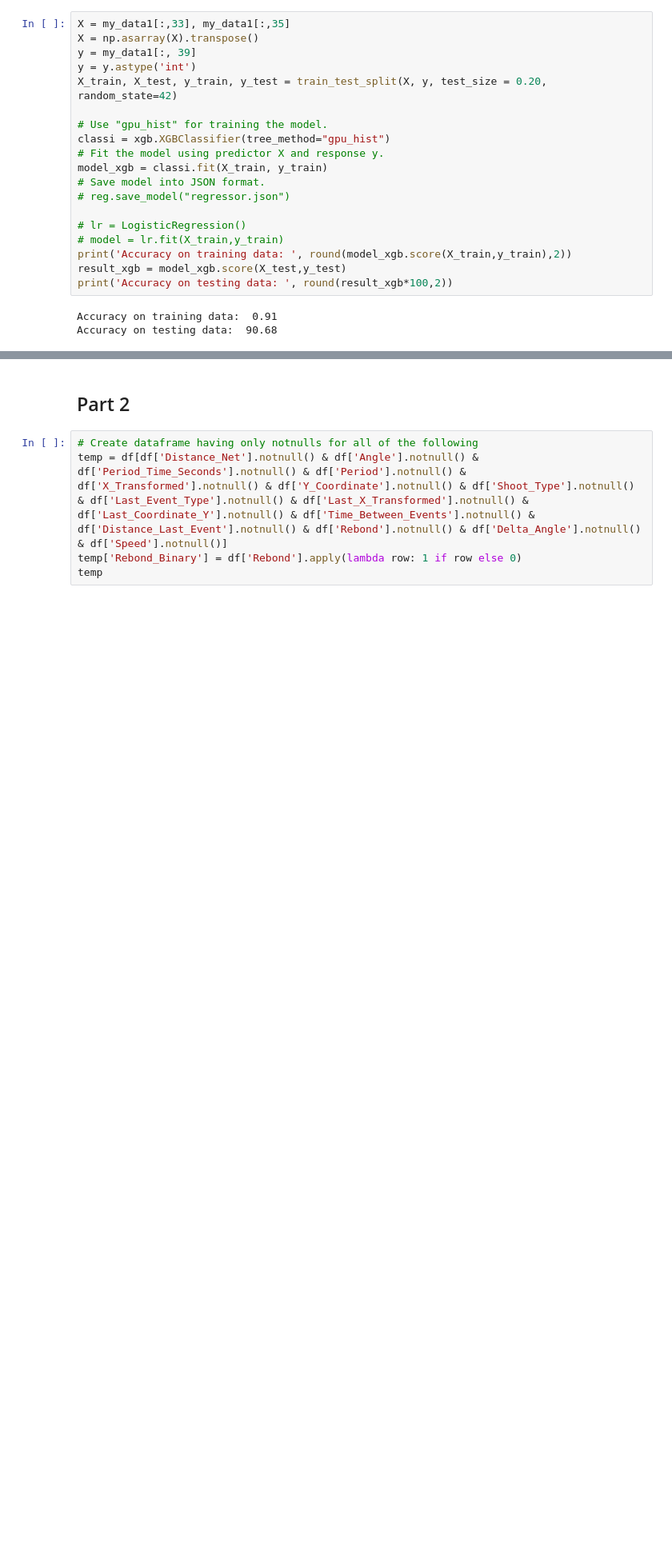
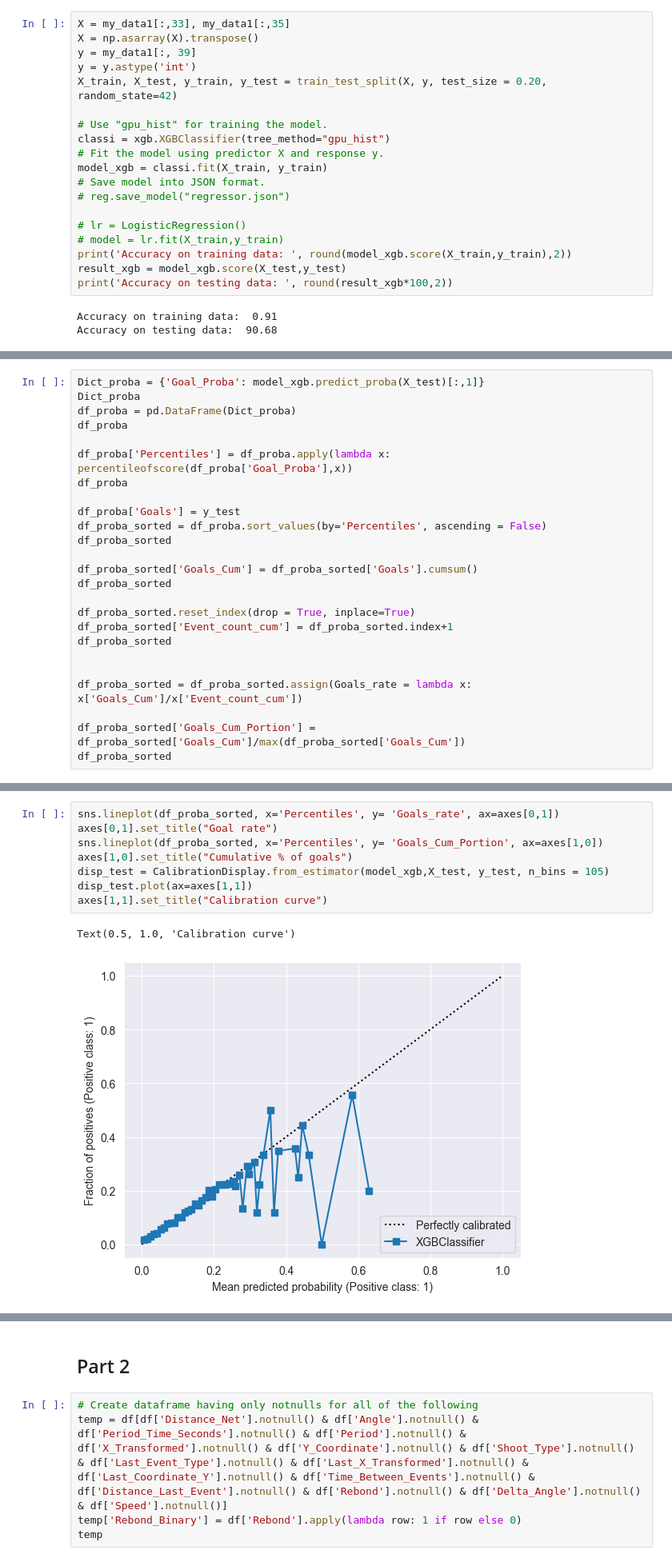
Before and after one commit to nassimwalha/IFT-6758, a Jupyter notebook: notebooks/Advanced Models.ipynb, the cells around one changed output, grey strips where cells are left out. Shown at 80% size. Saved outputs shown, nothing was run; the diff lists cells and outputs as text; blank space fills up the shorter version.

```diff
--- a/notebooks/Advanced Models.ipynb
+++ b/notebooks/Advanced Models.ipynb
@@ -151,0 +169,25 @@ Accuracy on testing data:  90.68
+# %%
+Dict_proba = {'Goal_Proba': model_xgb.predict_proba(X_test)[:,1]}
+Dict_proba
+df_proba = pd.DataFrame(Dict_proba)
+df_proba
+
+df_proba['Percentiles'] = df_proba.apply(lambda x: percentileofscore(df_proba['Goal_Proba'],x))
+df_proba
+
+df_proba['Goals'] = y_test
+df_proba_sorted = df_proba.sort_values(by='Percentiles', ascending = False)
+df_proba_sorted
+
+df_proba_sorted['Goals_Cum'] = df_proba_sorted['Goals'].cumsum()
+df_proba_sorted
+
+df_proba_sorted.reset_index(drop = True, inplace=True)
+df_proba_sorted['Event_count_cum'] = df_proba_sorted.index+1
+df_proba_sorted
+
+
+df_proba_sorted = df_proba_sorted.assign(Goals_rate = lambda x: x['Goals_Cum']/x['Event_count_cum'])
+
+df_proba_sorted['Goals_Cum_Portion'] = df_proba_sorted['Goals_Cum']/max(df_proba_sorted['Goals_Cum'])
+df_proba_sorted
@@ -151,0 +208,11 @@ Accuracy on testing data:  90.68
+# %%
+sns.lineplot(df_proba_sorted, x='Percentiles', y= 'Goals_rate', ax=axes[0,1])
+axes[0,1].set_title("Goal rate")
+sns.lineplot(df_proba_sorted, x='Percentiles', y= 'Goals_Cum_Portion', ax=axes[1,0])
+axes[1,0].set_title("Cumulative % of goals")
+disp_test = CalibrationDisplay.from_estimator(model_xgb,X_test, y_test, n_bins = 105)
+disp_test.plot(ax=axes[1,1])
+axes[1,1].set_title("Calibration curve")
+# %% [output]
+Text(0.5, 1.0, 'Calibration curve')
+[figure, added]
```
Also changed, not shown: parts of 3 cells of this notebook.
